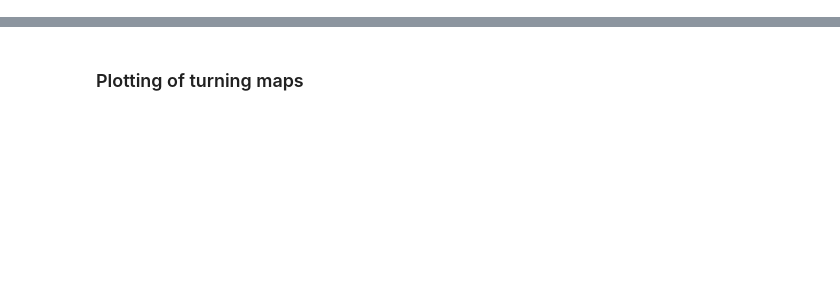
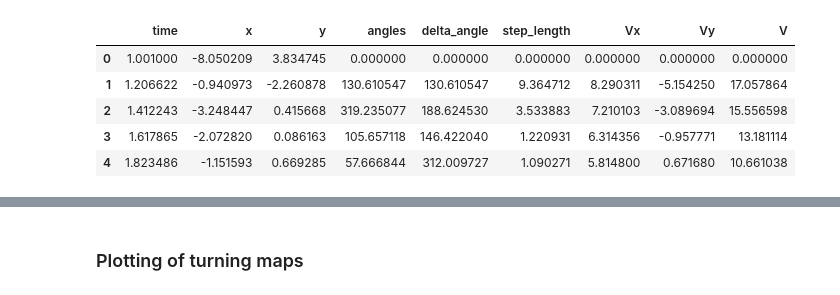
Before and after one commit to Barbara1576/navigation, a Jupyter notebook: vectorFieldsColored-CHECKED.ipynb, the cells around one changed output, grey strips where cells are left out. Saved outputs shown, nothing was run; the diff lists cells and outputs as text; code cells hidden in the pictures; blank space fills up the shorter version.

```diff
--- a/vectorFieldsColored-CHECKED.ipynb
+++ b/vectorFieldsColored-CHECKED.ipynb
@@ -24,28 +19,46 @@ for n in dfs_names:
     subtraj_list = open_preprocessed_data(fname)
     dfs_dict[n] = subtraj_list
 # %%
-def add_filtered_V(df):
-
+def add_filtered_V(df, smooth_kern=2):
     dt = df['time'].diff()
     vx = df['x'].diff() / dt
     vy = df['y'].diff() / dt
     v = (vx**2 + vy**2)**0.5
 
     dt[0], vx[0], vy[0] = 0., 0., 0.
     v[0] = 0.
-    df.insert(3, 'Vx', pd.Series(gaussian_filter1d(vx, 5)))
-    df.insert(4, 'Vy', pd.Series(gaussian_filter1d(vy, 5)))
-    df.insert(5, 'V', pd.Series(gaussian_filter1d(v, 5)))
-
-    return(df)
+    df['Vx'] = gaussian_filter1d(vx, smooth_kern)  # TODO: why smoothing?
+    df['Vy'] = gaussian_filter1d(vy, smooth_kern)
+    df['V'] = gaussian_filter1d(v, smooth_kern)
+    df['Vx'].iloc[0] = 0.
+    df['Vy'].iloc[0] = 0.
+    df['V'].iloc[0] = 0.
+    return df
 
 # ddf = dfs[0]
 # dff = add_filtered_V(ddf)
 # x = dff['x'].values.tolist()
 # y = dff['y'].values.tolist()
 # plot_tajectory(x, y)
 
 # print('Derivative:')
 # V_x = dff['Vx'].values.tolist()
 # V_y = dff['Vy'].values.tolist()
 # plot_tajectory(V_x, V_y)
+
+filtered_V_dfs_dict = {}
+for k, df_list in dfs_dict.items():
+    subtraj_list = []
+    for subtraj in df_list:
+        subtraj_list.append(add_filtered_V(subtraj))
+
+    filtered_V_dfs_dict[k] = subtraj_list
+
+filtered_V_dfs_dict['tr3'][0].head(5)
+# %% [output]
+|  | time | x | y | angles | delta_angle | step_length | Vx | Vy | V |
+| 0 | 1.001000 | -8.050209 | 3.834745 | 0.000000 | 0.000000 | 0.000000 | 0.000000 | 0.000000 | 0.000000 |
+| 1 | 1.206622 | -0.940973 | -2.260878 | 130.610547 | 130.610547 | 9.364712 | 8.290311 | -5.154250 | 17.057864 |
+| 2 | 1.412243 | -3.248447 | 0.415668 | 319.235077 | 188.624530 | 3.533883 | 7.210103 | -3.089694 | 15.556598 |
+| 3 | 1.617865 | -2.072820 | 0.086163 | 105.657118 | 146.422040 | 1.220931 | 6.314356 | -0.957771 | 13.181114 |
+| 4 | 1.823486 | -1.151593 | 0.669285 | 57.666844 | 312.009727 | 1.090271 | 5.814800 | 0.671680 | 10.661038 |
```
Also changed, not shown: parts of 8 cells of this notebook.
